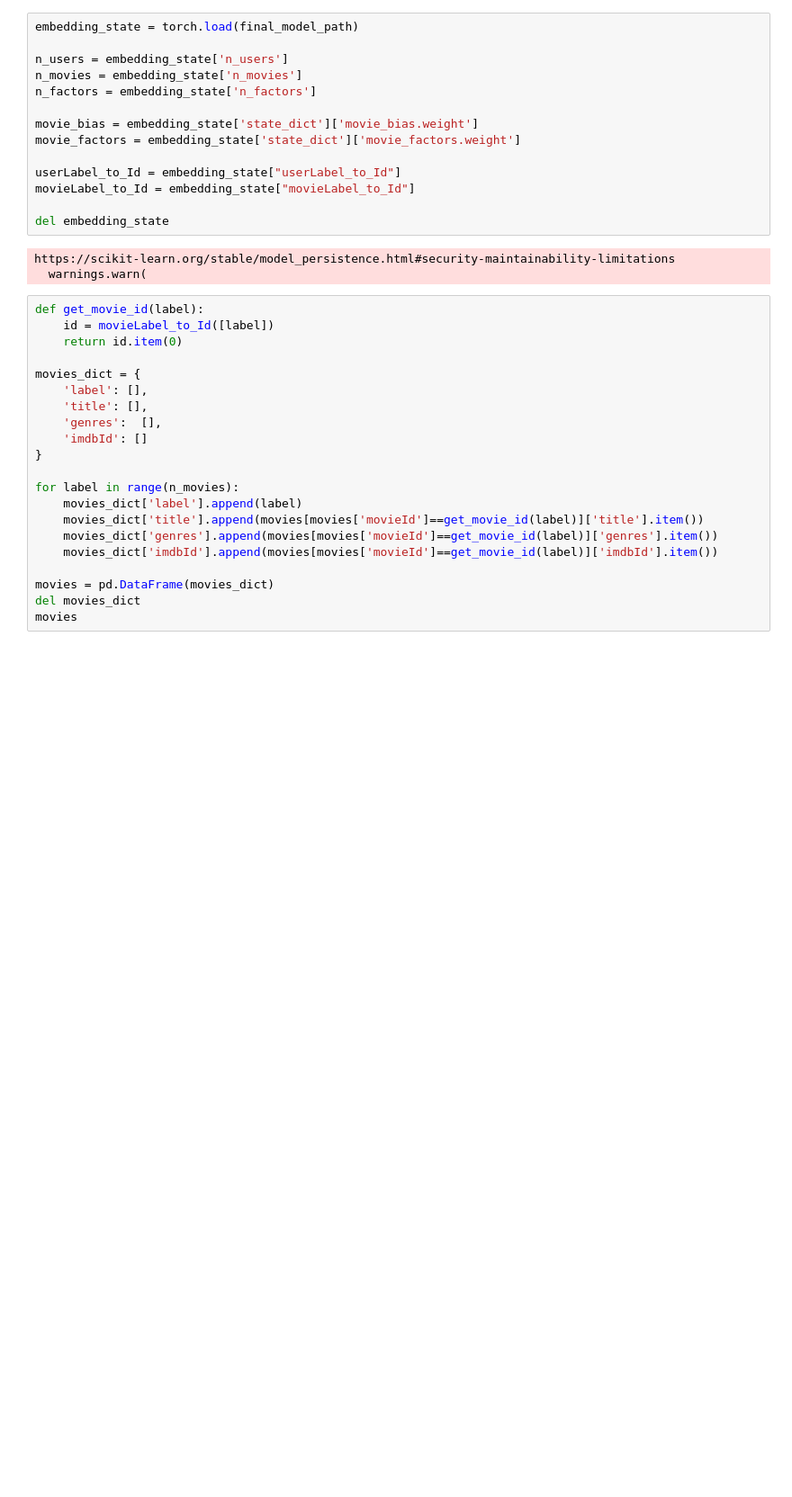
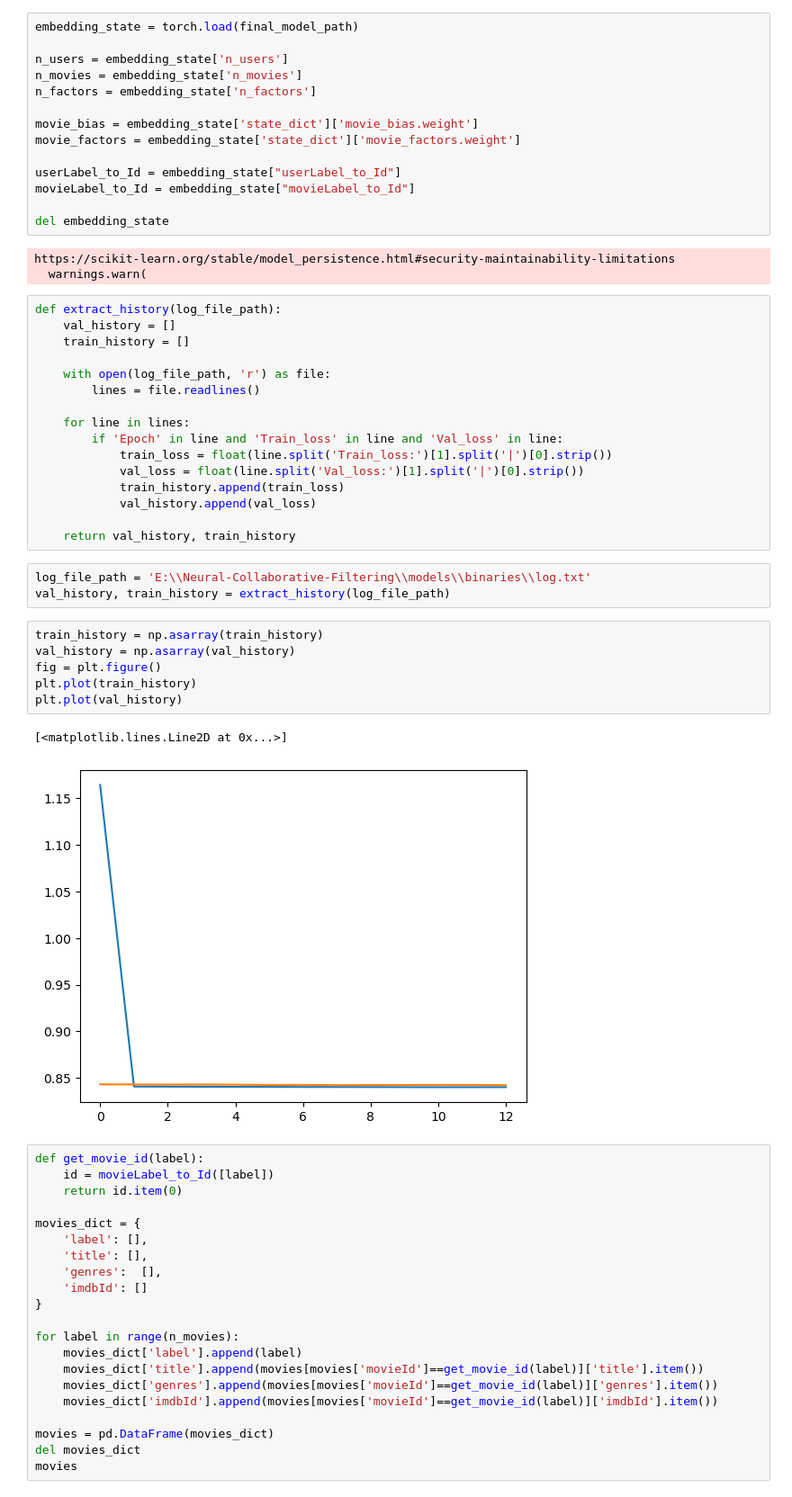
Before and after one commit to alex-ele-xela/Neural-Collaborative-Filtering, a Jupyter notebook: closest_movies.ipynb, the cells around one changed output. Shown: that part at 90% size. Drawn from its saved outputs; the diff is of its cells as text; blank space fills up the shorter version.

Commit message:
Visualize training history

```diff
--- a/closest_movies.ipynb
+++ b/closest_movies.ipynb
@@ -106,6 +106,34 @@ del embedding_state
 # %% [output]
 https://scikit-learn.org/stable/model_persistence.html#security-maintainability-limitations
   warnings.warn(
+# %%
+def extract_history(log_file_path):
+    val_history = []
+    train_history = []
+
+    with open(log_file_path, 'r') as file:
+        lines = file.readlines()
+
+    for line in lines:
+        if 'Epoch' in line and 'Train_loss' in line and 'Val_loss' in line:
+            train_loss = float(line.split('Train_loss:')[1].split('|')[0].strip())
+            val_loss = float(line.split('Val_loss:')[1].split('|')[0].strip())
+            train_history.append(train_loss)
+            val_history.append(val_loss)
+
+    return val_history, train_history
+# %%
+log_file_path = 'E:\\Neural-Collaborative-Filtering\\models\\binaries\\log.txt'
+val_history, train_history = extract_history(log_file_path)
+# %%
+train_history = np.asarray(train_history)
+val_history = np.asarray(val_history)
+fig = plt.figure()
+plt.plot(train_history)
+plt.plot(val_history)
+# %% [output]
+[<matplotlib.lines.Line2D at 0x...>]
+[figure, added]
 # %%
 def get_movie_id(label):
     id = movieLabel_to_Id([label])
```
